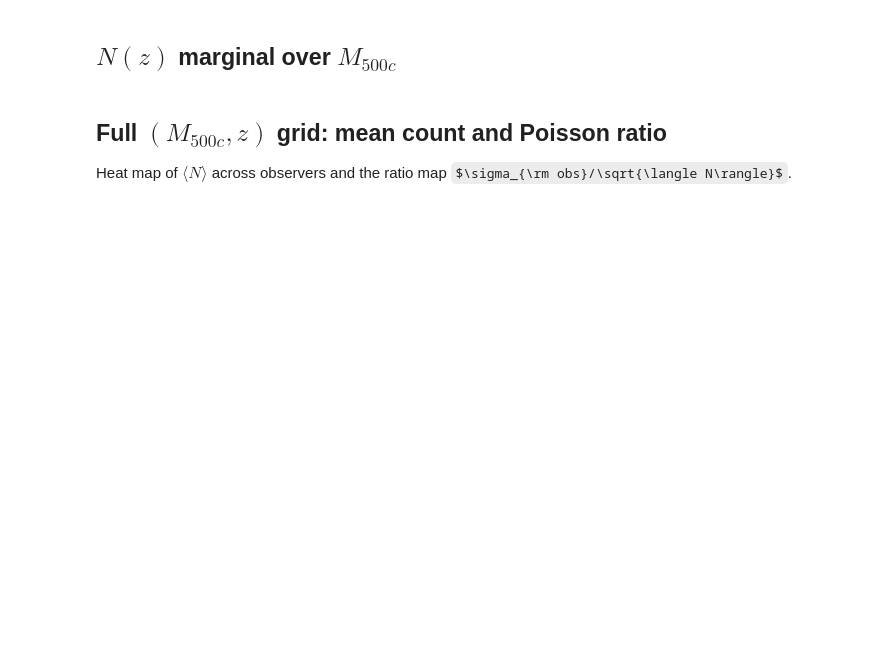
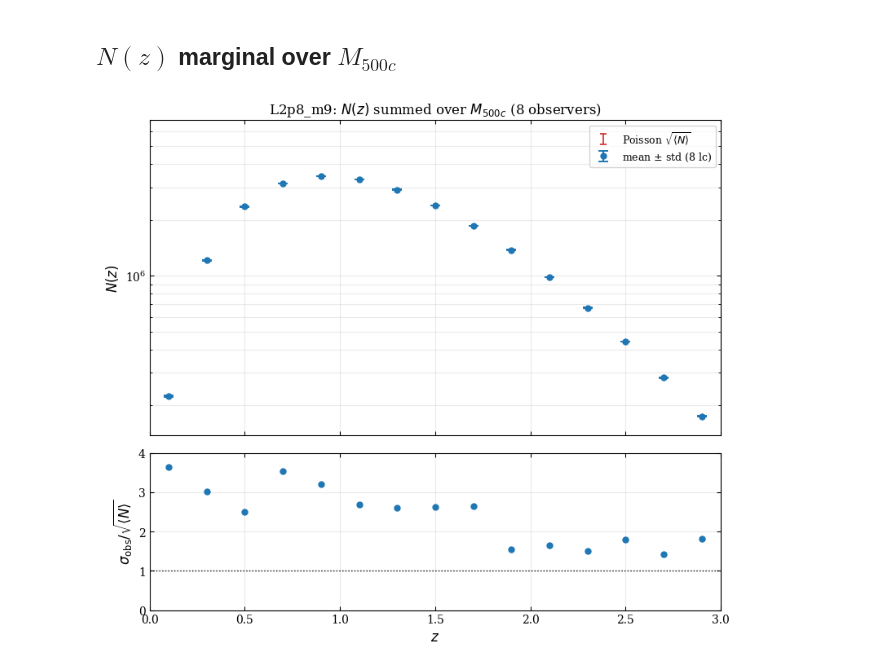
Before and after one commit to licongxu/flamingo_repo, a Jupyter notebook: notebooks/33_l2p8_multilc_poisson_Mz_counts.ipynb, the cells around one changed output. Saved outputs shown, nothing was run; the diff lists cells and outputs as text; code cells hidden in the pictures; some formulas as TeX source; blank space fills up the shorter version.

```diff
--- a/notebooks/33_l2p8_multilc_poisson_Mz_counts.ipynb
+++ b/notebooks/33_l2p8_multilc_poisson_Mz_counts.ipynb
@@ -162,43 +167,37 @@ plt.show()
 # %% [markdown]
 ## $N(z)$ marginal over $M_{500c}$
 # %%
-n_z_obs = counts_lc.sum(axis=2)  # (8, n_z)
+n_z_obs = counts_lc.sum(axis=2)
 mean_z, std_z, poisson_z = observer_stats(n_z_obs)
 
-fig, (ax0, ax1) = plt.subplots(2, 1, figsize=(8, 7), sharex=True, gridspec_kw={"height_ratios": [2, 1]})
-
-mask = mean_z > 0
-ax0.errorbar(
-    Z_CENT[mask], mean_z[mask], yerr=std_z[mask],
-    fmt="o", ms=4, capsize=2, color="C0", label=r"mean $\pm$ std (8 lc)",
+fig, (ax0, ax1) = plt.subplots(2, 1, figsize=(8, 7), sharex=True,
+                               gridspec_kw={"height_ratios": [2, 1]})
+plot_mean_poisson(
+    ax0, Z_CENT, mean_z, std_z, poisson_z,
+    xscale=None, yscale=None, lc_counts=n_z_obs,
 )
-ax0.plot(
-    Z_CENT[mask], poisson_z[mask],
-    "--", color="C1", lw=1.5, label=r"Poisson $\sqrt{\langle N\rangle}$",
-)
+ax0.set_xlim(Z_XLIM)
 ax0.set_yscale("log")
+ax0.set_ylim(log_ylim_from_values(n_z_obs))
 ax0.set_ylabel(r"$N(z)$")
 ax0.legend(loc="upper right")
 ax0.grid(True, which="both", alpha=0.25)
-ax0.set_title(r"L2p8_m9: $N(z)$ summed over $M_{500c}$ bins (8 observers)")
+ax0.set_title(r"L2p8_m9: $N(z)$ summed over $M_{500c}$ (8 observers)")
 
+ok = (mean_z > 0) & (poisson_z > 0)
 ratio_z = np.full_like(mean_z, np.nan)
-ok = poisson_z > 0
 ratio_z[ok] = std_z[ok] / poisson_z[ok]
-ax1.axhline(1.0, color="k", ls="--", lw=1)
-ax1.plot(Z_CENT[ok], ratio_z[ok], "o", ms=4, color="C0")
-ax1.set_ylim(0, 2.5)
+ax1.axhline(1.0, color="k", ls=":", lw=1)
+ax1.plot(Z_CENT[ok], ratio_z[ok], "o", ms=5, mfc="C0", mec="C0")
+ax1.set_xlim(Z_XLIM)
+ax1.set_ylim(0, 4)
 ax1.set_xlabel(r"$z$")
-ax1.set_ylabel(r"$\sigma_{\rm obs} / \sqrt{\langle N\rangle}$")
+ax1.set_ylabel(r"$\sigma_{\rm obs}/\sqrt{\langle N\rangle}$")
 ax1.grid(True, alpha=0.25)
-
 fig.tight_layout()
 plt.show()
+# %% [output]
+[figure, added]
-# %% [markdown]
-## Full $(M_{500c}, z)$ grid: mean count and Poisson ratio
-
-Heat map of $\langle N\rangle$ across observers and the ratio map
-$\sigma_{\rm obs}/\sqrt{\langle N\rangle}$.
 # %%
 mean_2d = counts_lc.mean(axis=0)
 std_2d = counts_lc.std(axis=0, ddof=1)
```
Also changed, not shown: parts of 11 cells of this notebook, 2 other files.
